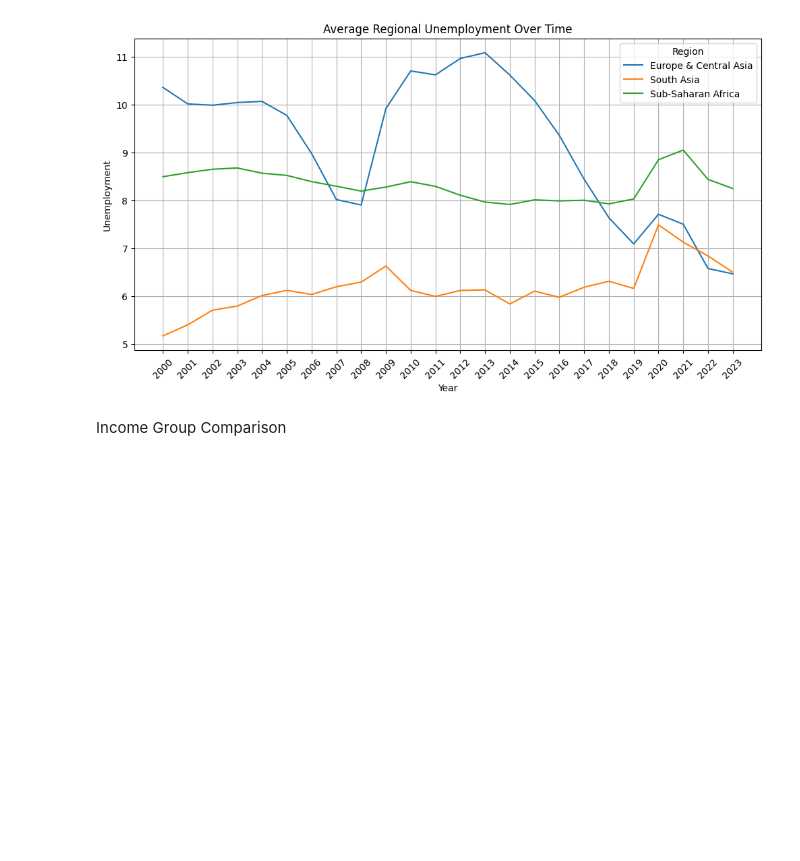
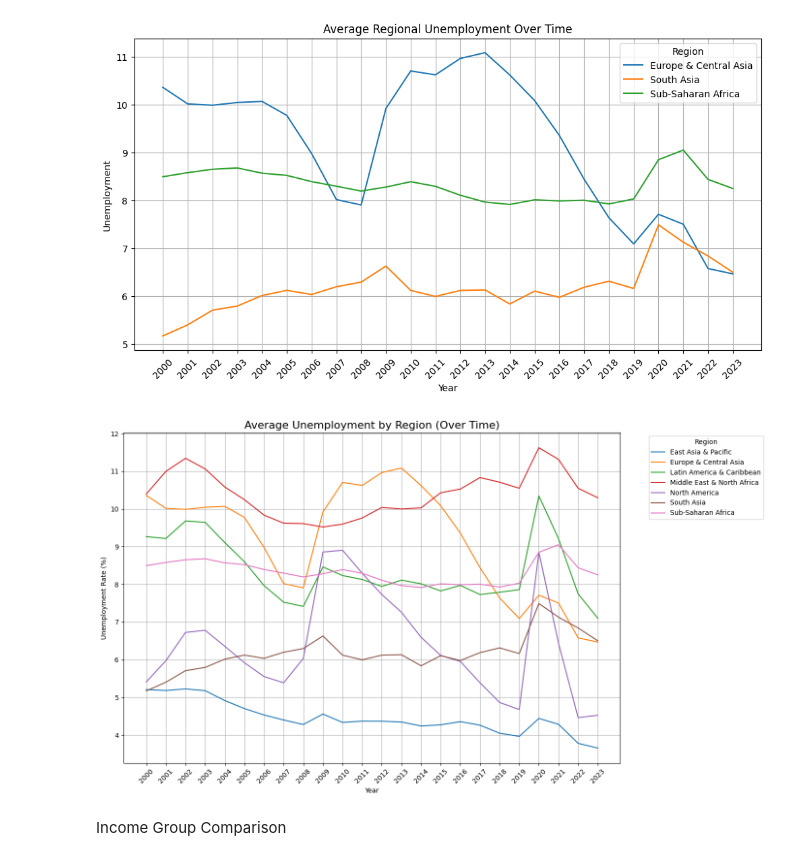
Before and after one commit to Hasan132002/AI, a Jupyter notebook: analysis.ipynb, the cells around one changed output. Cells and saved outputs as stored; diff of their text form; code cells hidden in the pictures; blank space fills up the shorter version.

```diff
--- a/analysis.ipynb
+++ b/analysis.ipynb
@@ -435,6 +435,31 @@ plt.grid(True)
 plt.show()
 # %% [output]
 [figure]
+# %%
+df_long = df.melt(
+    id_vars=['Country', 'Region', 'IncomeGroup'],
+    value_vars=years,
+    var_name='Year',
+    value_name='Unemployment'
+)
+
+region_trend = df_long.groupby(['Region', 'Year'])['Unemployment'].mean().reset_index()
+
+import seaborn as sns
+import matplotlib.pyplot as plt
+
+plt.figure(figsize=(14, 8))
+sns.lineplot(data=region_trend, x='Year', y='Unemployment', hue='Region')
+plt.title('Average Unemployment by Region (Over Time)', fontsize=16)
+plt.xticks(rotation=45)
+plt.xlabel('Year')
+plt.ylabel('Unemployment Rate (%)')
+plt.grid(True)
+plt.legend(title='Region', bbox_to_anchor=(1.05, 1), loc='upper left')
+plt.tight_layout()
+plt.show()
+# %% [output]
+[figure, added]
 # %% [markdown]
 Income Group Comparison
 # %% [markdown]
```
Also changed, not shown: parts of 16 cells of this notebook.
